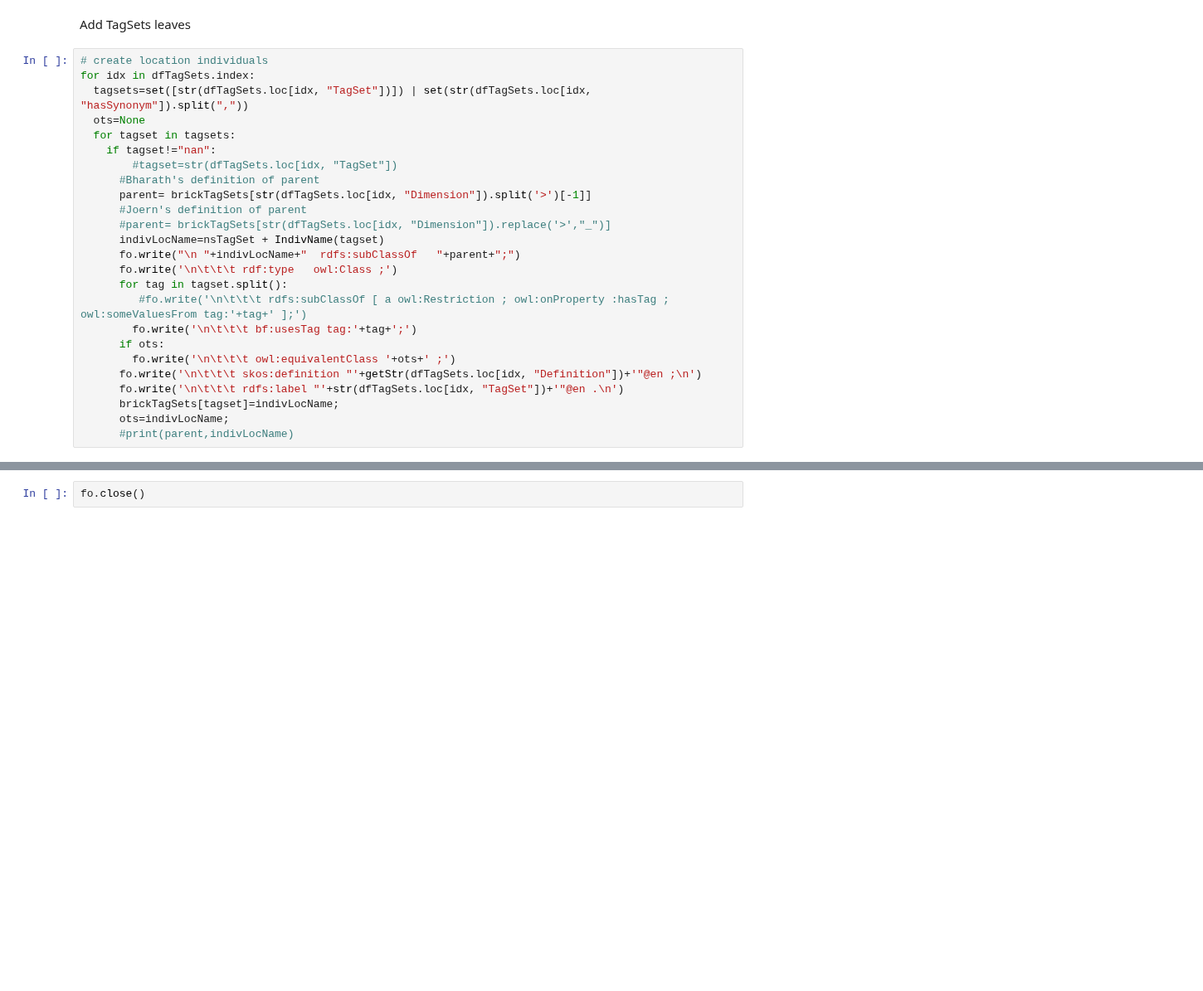
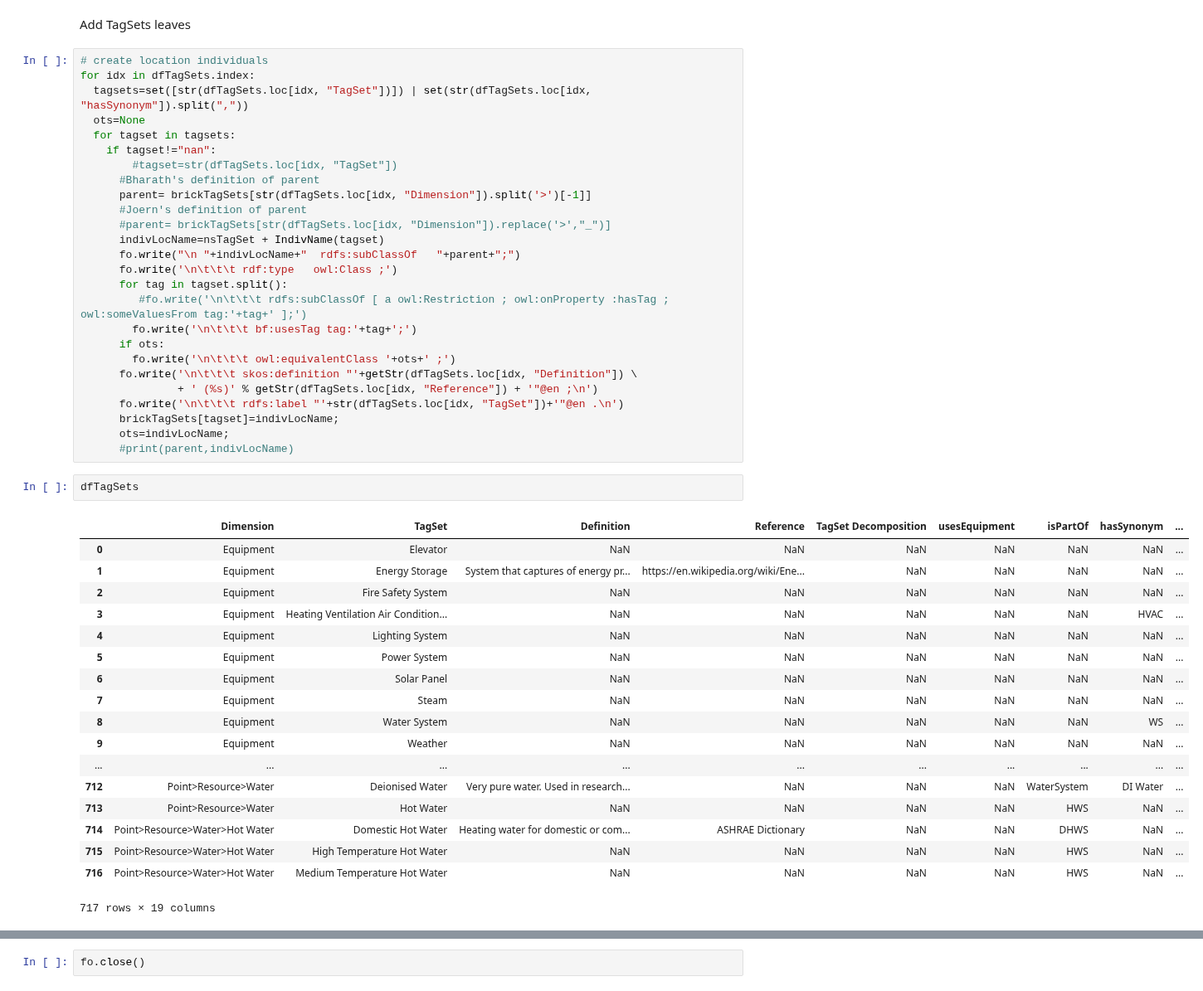
Before and after one commit to BrickSchema/Brick, a Jupyter notebook: src/BuildBrick.ipynb, the cells around one changed output, grey strips where cells are left out. Shown at 83% size. Drawn from its saved outputs; the diff is of its cells as text; blank space fills up the shorter version.

Commit message:
adding definitions

```diff
--- a/src/BuildBrick.ipynb
+++ b/src/BuildBrick.ipynb
@@ -223,8 +221,30 @@ for idx in dfTagSets.index:
         fo.write('\n\t\t\t bf:usesTag tag:'+tag+';')
       if ots:
         fo.write('\n\t\t\t owl:equivalentClass '+ots+' ;')
-      fo.write('\n\t\t\t skos:definition "'+getStr(dfTagSets.loc[idx, "Definition"])+'"@en ;\n')
+      fo.write('\n\t\t\t skos:definition "'+getStr(dfTagSets.loc[idx, "Definition"]) \
+               + ' (%s)' % getStr(dfTagSets.loc[idx, "Reference"]) + '"@en ;\n')
       fo.write('\n\t\t\t rdfs:label "'+str(dfTagSets.loc[idx, "TagSet"])+'"@en .\n')
       brickTagSets[tagset]=indivLocName;
       ots=indivLocName;
       #print(parent,indivLocName)
+# %%
+dfTagSets
+# %% [output]
+|  | Dimension | TagSet | Definition | Reference | TagSet Decomposition | usesEquipment | isPartOf | hasSynonym | ... |
+| 0 | Equipment | Elevator | NaN | NaN | NaN | NaN | NaN | NaN | ... |
+| 1 | Equipment | Energy Storage | System that captures of energy pr... | https://en.wikipedia.org/wiki/Ene... | NaN | NaN | NaN | NaN | ... |
+| 2 | Equipment | Fire Safety System | NaN | NaN | NaN | NaN | NaN | NaN | ... |
+| 3 | Equipment | Heating Ventilation Air Condition... | NaN | NaN | NaN | NaN | NaN | HVAC | ... |
+| 4 | Equipment | Lighting System | NaN | NaN | NaN | NaN | NaN | NaN | ... |
+| 5 | Equipment | Power System | NaN | NaN | NaN | NaN | NaN | NaN | ... |
+| 6 | Equipment | Solar Panel | NaN | NaN | NaN | NaN | NaN | NaN | ... |
+| 7 | Equipment | Steam | NaN | NaN | NaN | NaN | NaN | NaN | ... |
+| 8 | Equipment | Water System | NaN | NaN | NaN | NaN | NaN | WS | ... |
+| 9 | Equipment | Weather | NaN | NaN | NaN | NaN | NaN | NaN | ... |
+| ... | ... | ... | ... | ... | ... | ... | ... | ... | ... |
+| 712 | Point>Resource>Water | Deionised Water | Very pure water. Used in research... | NaN | NaN | NaN | WaterSystem | DI Water | ... |
+| 713 | Point>Resource>Water | Hot Water | NaN | NaN | NaN | NaN | HWS | NaN | ... |
+| 714 | Point>Resource>Water>Hot Water | Domestic Hot Water | Heating water for domestic or com... | ASHRAE Dictionary | NaN | NaN | DHWS | NaN | ... |
+| 715 | Point>Resource>Water>Hot Water | High Temperature Hot Water | NaN | NaN | NaN | NaN | HWS | NaN | ... |
+| 716 | Point>Resource>Water>Hot Water | Medium Temperature Hot Water | NaN | NaN | NaN | NaN | HWS | NaN | ... |
+717 rows × 19 columns
```
Also changed, not shown: parts of 9 cells of this notebook, 3 other files.
